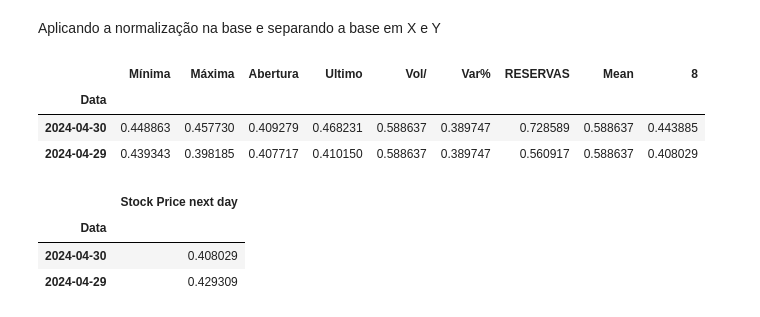
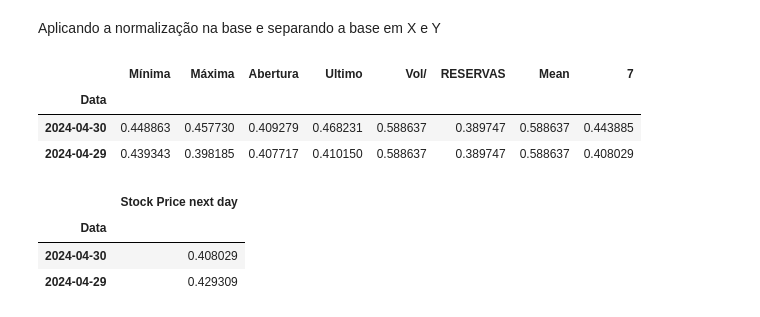
Before and after one commit to DajeanArcila/biblioteca_pandas, a Jupyter notebook: ML_prediçao_dolar.ipynb, the cells around one changed output. Saved outputs shown, nothing was run; the diff lists cells and outputs as text; code cells hidden in the pictures.

```diff
--- a/ML_prediçao_dolar.ipynb
+++ b/ML_prediçao_dolar.ipynb
@@ -58,6 +58,7 @@ dtypes: datetime64[ns](2), float64(7)
 memory usage: 60.8 KB
 # %%
 dataset = dataset.drop(dataset.columns[7], axis=1)
+dataset = dataset.drop(dataset.columns[6], axis=1)
 #eliminamos uma columna nao desejada
 # %%
 dataset.head()
@@ -116,7 +123,7 @@ Aplicando a normalização na base e separando a base em X e Y
 # %%
 from sklearn.preprocessing import MinMaxScaler
 sc_in = MinMaxScaler(feature_range=(0, 1))
-scaled_input = sc_in.fit_transform(dataset_for_prediction[["Mínima", "Máxima","Abertura", "Último", "RESERVAS","Vol/"	,"Var%","RESERVAS", "Mean"]])
+scaled_input = sc_in.fit_transform(dataset_for_prediction[["Mínima", "Máxima","Abertura", "Último", "RESERVAS","Vol/","RESERVAS", "Mean"]])
 scaled_input =pd.DataFrame(scaled_input)
 X= scaled_input
 # %%
@@ -127,12 +134,12 @@ y=scaler_output
 # %%
-X.rename(columns={0:"Mínima", 1:"Máxima", 2:"Abertura", 3:"Ultimo", 4:"Vol/", 5:"Var%",6:"RESERVAS", 7:"Mean"}, inplace=True)
+X.rename(columns={0:"Mínima", 1:"Máxima", 2:"Abertura", 3:"Ultimo", 4:"Vol/",5:"RESERVAS", 6:"Mean"}, inplace=True)
 X.index=dataset_for_prediction.index
 X.head(2)
 # %% [output]
-|  | Mínima | Máxima | Abertura | Ultimo | Vol/ | Var% | RESERVAS | Mean | 8 |
-| Data |  |  |  |  |  |  |  |  |  |
-| 2024-04-30 | 0.448863 | 0.457730 | 0.409279 | 0.468231 | 0.588637 | 0.389747 | 0.728589 | 0.588637 | 0.443885 |
-| 2024-04-29 | 0.439343 | 0.398185 | 0.407717 | 0.410150 | 0.588637 | 0.389747 | 0.560917 | 0.588637 | 0.408029 |
+|  | Mínima | Máxima | Abertura | Ultimo | Vol/ | RESERVAS | Mean | 7 |
+| Data |  |  |  |  |  |  |  |  |
+| 2024-04-30 | 0.448863 | 0.457730 | 0.409279 | 0.468231 | 0.588637 | 0.389747 | 0.588637 | 0.443885 |
+| 2024-04-29 | 0.439343 | 0.398185 | 0.407717 | 0.410150 | 0.588637 | 0.389747 | 0.588637 | 0.408029 |
 # %%
 #cambiamos el nombre de la columna 0(minima) a stock price...
 y.rename(columns={0:"Stock Price next day"}, inplace= True)
```
Also changed, not shown: parts of 14 cells of this notebook.
